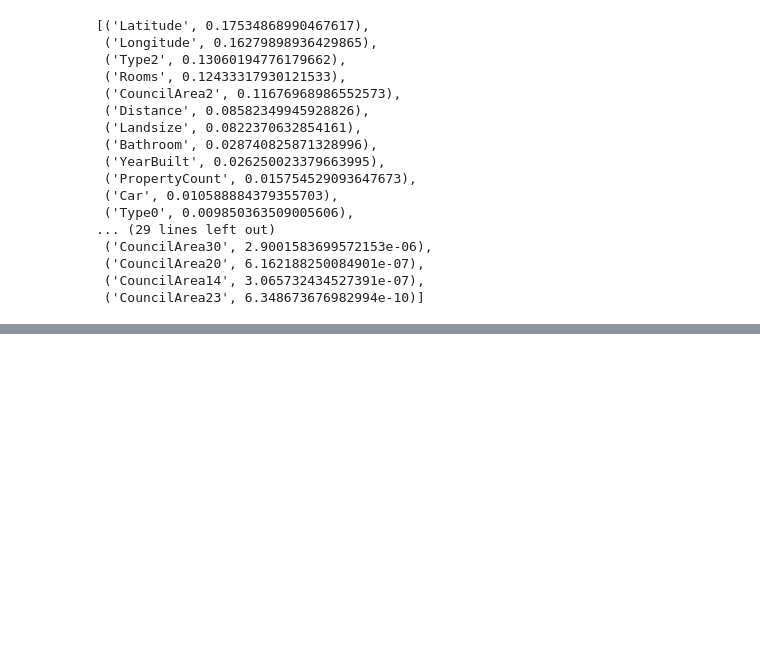
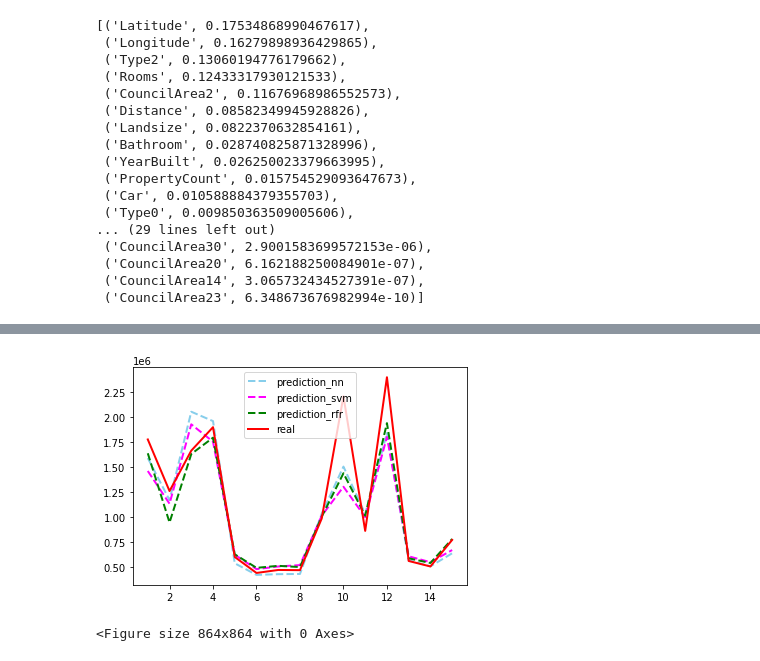
Before and after one commit to knoexus/swansea-M35-bddm, a Jupyter notebook: cw2/2023638.ipynb, the cells around one changed output, grey strips where cells are left out. Saved outputs shown, nothing was run; the diff lists cells and outputs as text; code cells hidden in the pictures; blank space fills up the shorter version.

```diff
--- a/cw2/2023638.ipynb
+++ b/cw2/2023638.ipynb
@@ -613,7 +646,3 @@ rfr.fit(x, y)
 RandomForestRegressor(min_samples_leaf=2, n_estimators=1500)
 # %%
 rfr_results = rfr.predict(X_scaled_test)
-# %%
-rfr_inv = scaler_y.inverse_transform(rfr_results[:15])
-real_inv = scaler_y.inverse_transform(y_scaled_test[:15])
-sample_match(rfr_inv[:15], real_inv[:15], False)
@@ -644,0 +657,4 @@ mean_squared_error(rfr_results, y_scaled_test)
+# %%
+rfr_inv = scaler_y.inverse_transform(rfr_results[:num_samples])
+sample_rfr = sample_match(rfr_inv[:num_samples], real_inv[:num_samples], False, 'rfr')
+sample_rfr
@@ -667,0 +705,5 @@ sorted(list(zip(X.columns, rfr.feature_importances_)), key=lambda x: x[1], rever
+# %%
+results = pd.merge(sample_nn, sample_svm, on="real").merge(sample_rfr, on="real")
+results = results[sorted(results.columns.values)]
+results['idx'] = [x for x in range(1, num_samples+1)]
+results
@@ -667,0 +727,17 @@ sorted(list(zip(X.columns, rfr.feature_importances_)), key=lambda x: x[1], rever
+# %%
+def plot_comparison_results(res):
+    plt.plot( 'idx', 'prediction_nn', data=res, marker='', markerfacecolor='blue', color='skyblue', linestyle='dashed', linewidth=2)
+    plt.plot( 'idx', 'prediction_svm', data=res, marker='', color='magenta', linestyle='dashed', linewidth=2)
+    plt.plot( 'idx', 'prediction_rfr', data=res, marker='', color='green', linewidth=2, linestyle='dashed')
+    plt.plot( 'idx', 'real', data=res, marker='', color='red', linewidth=2)
+    # show legend
+    plt.legend()
+    plt.figure(figsize=(12, 12))
+
+    # show graph
+    plt.show()
+# %%
+plot_comparison_results(results)
+# %% [output]
+[figure, added]
+<Figure size 864x864 with 0 Axes>
```
Also changed, not shown: parts of 31 cells of this notebook.
